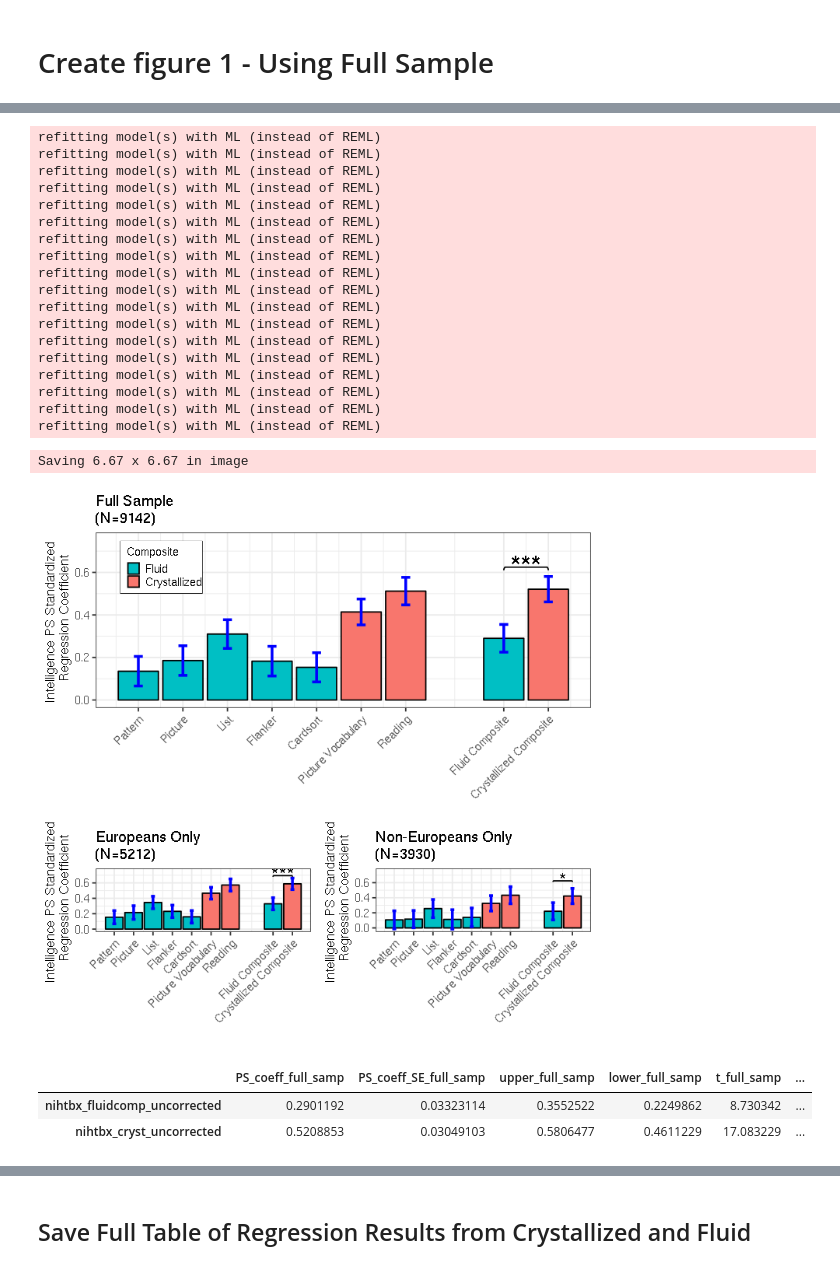
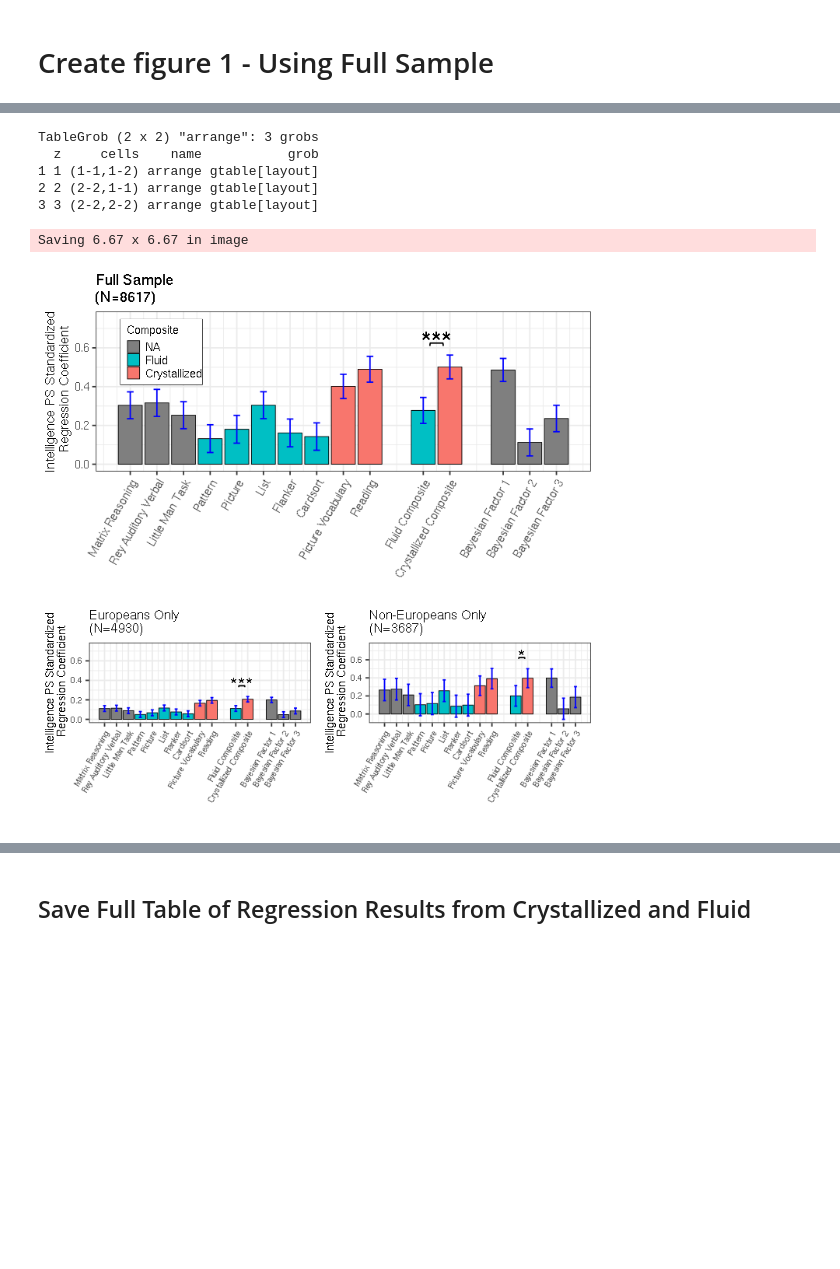
Before and after one commit to robloughnan/ABCD_IQ_Polygenic_Score, a Jupyter notebook: IQ_Polygenic_Score_Cryst_vs_Fluid.ipynb, the cells around one changed output, grey strips where cells are left out. Cells and saved outputs as stored; diff of their text form; code cells hidden in the pictures; blank space fills up the shorter version.

```diff
--- a/IQ_Polygenic_Score_Cryst_vs_Fluid.ipynb
+++ b/IQ_Polygenic_Score_Cryst_vs_Fluid.ipynb
@@ -283,16 +430,17 @@ row.names(model_table) = model_table$dependant_var
 # %% [markdown]
 # Create figure 1 - Using Full Sample
 # %%
-across_toolbox_plot = function(model_table, sample_suffix, asterix_height, number_of_aterix, asterix_size, title, legend){
+across_toolbox_plot = function(model_table, sample_suffix, asterix_height, number_of_aterix, asterix_size, title, legend, y_max=0.75, yvar='coeff',
+                              ylab='Intelligence PS Standardized\n Regression Coefficient'){
 #     options(repr.plot.width=6, repr.plot.height=4)
-    coeff_name = paste0("PS_coeff", sample_suffix)
+    coeff_name = paste0(yvar, sample_suffix)
     upper_col = paste0("upper", sample_suffix)
     lower_col = paste0("lower", sample_suffix)
-    n = model_table['nihtbx_fluidcomp_uncorrected', paste0('n_full', sample_suffix)]
+    n = model_table[1, paste0('n_full', sample_suffix)]
     title = paste0(title, ' \n(N=', n, ')')
     # Option for if legend is or isn't included
     if (legend){
-       theme = theme(text = element_text(size=10), axis.text.x = element_text(angle = 45, hjust = 1),
+       theme = theme(text = element_text(size=10), axis.text.x = element_text(angle = 60, hjust = 1),
           legend.position = c(.05, .95),
     legend.justification = c("left", "top"),
     legend.box.just = "right",
@@ -301,21 +449,23 @@ across_toolbox_plot = function(model_table, sample_suffix, asterix_height, numbe
      legend.title=element_text(size=8),
     legend.text=element_text(size=8), legend.key.size = unit(.7,"line"))
     }else{
-        theme = theme(text = element_text(size=10), axis.text.x = element_text(angle = 45, hjust = 1),
+        theme = theme(text = element_text(size=8), axis.text.x = element_text(angle = 60, hjust = 1),
           legend.position = "none")
     }
     p = ggplot(data=model_table, aes_string(x="pos", y=coeff_name, fill="Composite") )+
-      geom_bar(color='black', aes(fill=Composite), stat="identity") +
-    xlab("") + ylab('Intelligence PS Standardized \n Regression Coefficient') + labs(title=title) +
-    geom_errorbar(data=model_table, mapping=aes_string(x="pos", ymin=upper_col, ymax=lower_col), width=0.2, size=1, color="blue") +
+      geom_bar(color='black', aes(fill=Composite), stat="identity", size=0.25) +
+    xlab("") + ylab(ylab) + labs(title=title) +
     scale_x_continuous(labels = as.character(model_table$dependant_var_nice_name), breaks = model_table$pos) +
     guides(fill = guide_legend(reverse = TRUE)) + theme_bw() +
     theme +
-    ylim(NA, 0.75)
+    ylim(NA, y_max)
+    if (yvar == 'coeff'){p = p +     geom_errorbar(data=model_table, mapping=aes_string(x="pos", ymin=upper_col, ymax=lower_col), width=0.5, size=0.5
+                                                   , color="blue")}
 
     # # Add asterix
     if (!is.null(asterix_height)){
-        label.df <- data.frame(pos = sum(model_table[c(8,9), 'pos'])/2, Composite='Fluid')
+        fluid_cryst_ind = (model_table$DV %in% c('nihtbx_fluidcomp_uncorrected', 'nihtbx_cryst_uncorrected'))
+        label.df <- data.frame(pos = sum(model_table[fluid_cryst_ind, 'pos'])/2, Composite='Fluid')
         label.df[, coeff_name] = c(asterix_height)
 
         # Add arc
@@ -335,7 +485,7 @@ across_toolbox_plot = function(model_table, sample_suffix, asterix_height, numbe
     return(p)
 }
 # %%
-p1 = across_toolbox_plot(model_table, '_full_samp', asterix_height=0.63, number_of_aterix=3, asterix_size=8,
+p1 = across_toolbox_plot(model_table[model_table$IV=='IQ_PS', ], '_full_samp', asterix_height=0.63, number_of_aterix=3, asterix_size=8,
                          'Full Sample', legend=TRUE)
 p1
 # %% [output]
@@ -345,48 +493,25 @@ p1
-# %%
-model_table = fit_gamm_models(df[EUR_ind, ], model_table, '_EUR')
-model_table = fit_gamm_models(df[nonEUR_ind, ], model_table, '_nonEUR')
-# %% [output]
-refitting model(s) with ML (instead of REML)
-refitting model(s) with ML (instead of REML)
-refitting model(s) with ML (instead of REML)
-refitting model(s) with ML (instead of REML)
-refitting model(s) with ML (instead of REML)
-refitting model(s) with ML (instead of REML)
-refitting model(s) with ML (instead of REML)
-refitting model(s) with ML (instead of REML)
-refitting model(s) with ML (instead of REML)
-refitting model(s) with ML (instead of REML)
-refitting model(s) with ML (instead of REML)
-refitting model(s) with ML (instead of REML)
-refitting model(s) with ML (instead of REML)
-refitting model(s) with ML (instead of REML)
-refitting model(s) with ML (instead of REML)
-refitting model(s) with ML (instead of REML)
-refitting model(s) with ML (instead of REML)
-refitting model(s) with ML (instead of REML)
 # %%
-p2 = across_toolbox_plot(model_table, '_EUR', asterix_height=0.7, number_of_aterix=3, asterix_size=6,
+p2 = across_toolbox_plot(model_table[model_table$IV=='IQ_PS', ], '_EUR', asterix_height=0.35, number_of_aterix=3, asterix_size=6,
                          'Europeans Only', legend=FALSE)
-p3 = across_toolbox_plot(model_table, '_nonEUR', asterix_height=0.63, number_of_aterix=1, asterix_size=6,
+p3 = across_toolbox_plot(model_table[model_table$IV=='IQ_PS', ], '_nonEUR', asterix_height=0.63, number_of_aterix=1, asterix_size=6,
                          'Non-Europeans Only', legend=FALSE)
 # %%
 options(repr.plot.width=6, repr.plot.height=6)
 tot_p = grid.arrange(
     p1,
     p2,
     p3,
     heights=c(1.8,1.2),
     layout_matrix = rbind(c(1, 1),
                         c(2, 3))
 )
-# tot_p
-ggsave('figure_1.pdf', tot_p)
+tot_p
+ggsave('./results/figures/ancestry_strata_results_scale_each_subsample_RAVLT.pdf', tot_p)
 # %% [output]
-Saving 6.67 x 6.67 in image
+TableGrob (2 x 2) "arrange": 3 grobs
+  z     cells    name           grob
+1 1 (1-1,1-2) arrange gtable[layout]
+2 2 (2-2,1-1) arrange gtable[layout]
+3 3 (2-2,2-2) arrange gtable[layout]
+Saving 6.67 x 6.67 in image
-[figure, old version]
+[figure, new version]
-# %%
-model_table[c(8,9),endsWith(colnames(model_table), 'full_samp')]
-# %% [output]
-|  | PS_coeff_full_samp | PS_coeff_SE_full_samp | upper_full_samp | lower_full_samp | t_full_samp | ... |
-| nihtbx_fluidcomp_uncorrected | 0.2901192 | 0.03323114 | 0.3552522 | 0.2249862 | 8.730342 | ... |
-| nihtbx_cryst_uncorrected | 0.5208853 | 0.03049103 | 0.5806477 | 0.4611229 | 17.083229 | ... |
```
Also changed, not shown: parts of 118 cells of this notebook, 1 other file.
